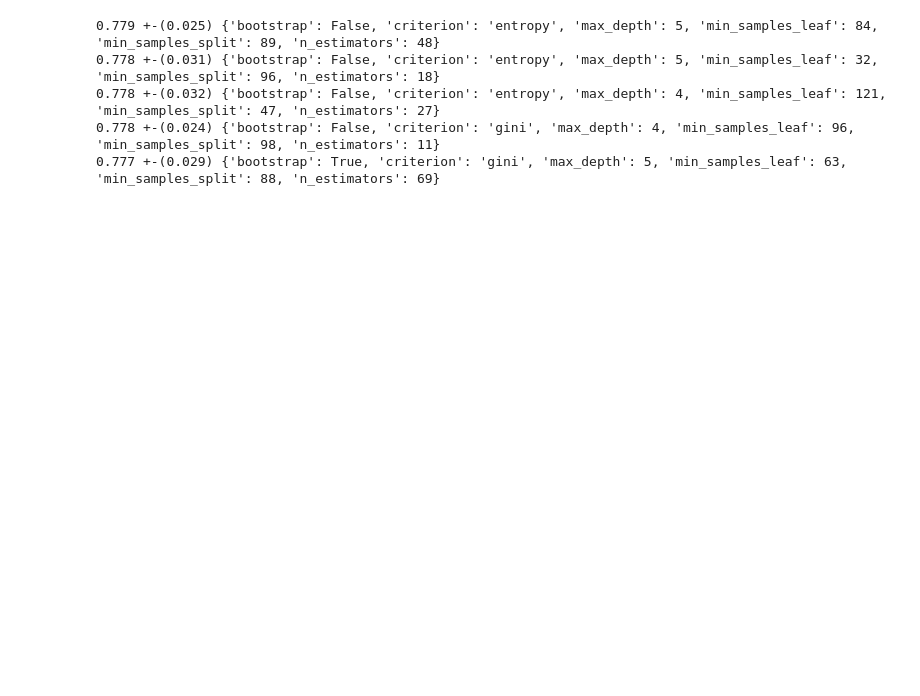
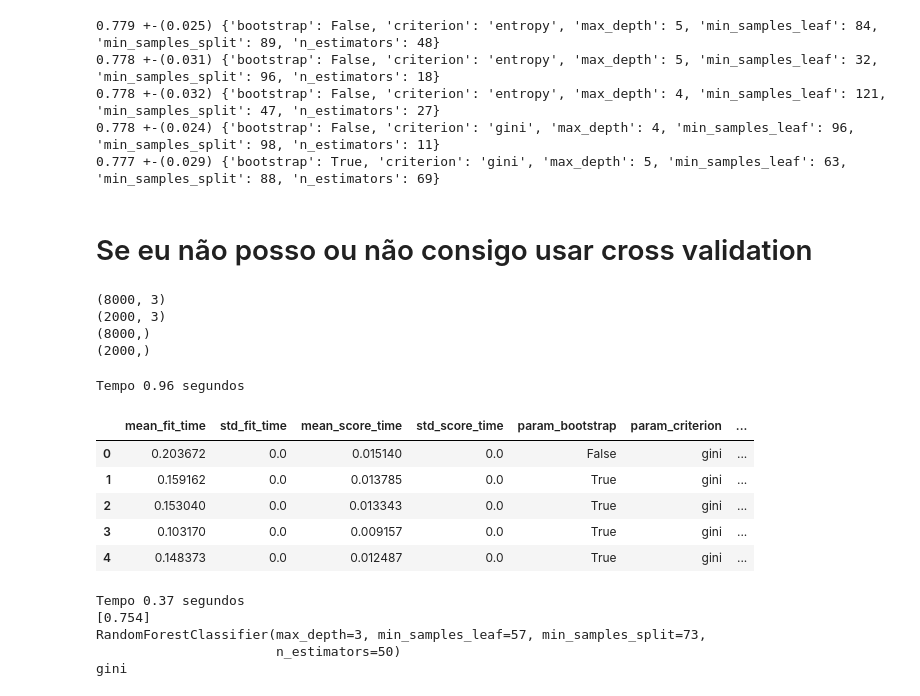
Before and after one commit to kevinpinhoiamin/python-scikit-learn8, a Jupyter notebook: Introdução_a_Machine_Learning_Otimização.ipynb, the cells around one changed output. Drawn from its saved outputs; the diff is of its cells as text; code cells hidden in the pictures; blank space fills up the shorter version.

```diff
--- a/Introdução_a_Machine_Learning_Otimização.ipynb
+++ b/Introdução_a_Machine_Learning_Otimização.ipynb
@@ -1044,3 +1041,81 @@ for indice, linha in resultados_ordenados_pela_media[:5].iterrows():
 # melhor = busca.best_estimator_
 # print(melhor)
 # print(melhor.criterion)
+# %% [markdown]
+# Se eu não posso ou não consigo usar cross validation
+# %%
+# 0.6 treino
+# 0.2 teste
+# 0.2 validação
+
+from sklearn.model_selection import train_test_split
+
+SEED=301
+np.random.seed(SEED)
+
+x_treino_teste, x_validacao, y_treino_teste, y_validacao = train_test_split(x_azar, y_azar, test_size=0.2, shuffle=True, stratify=y_azar)
+print(x_treino_teste.shape)
+print(x_validacao.shape)
+print(y_treino_teste.shape)
+print(y_validacao.shape)
+# %% [output]
+(8000, 3)
+(2000, 3)
+(8000,)
+(2000,)
+# %%
+from sklearn.model_selection import StratifiedShuffleSplit
+
+SEED=301
+np.random.seed(SEED)
+
+espaco_de_parametros = {
+    'n_estimators': randint(10, 101),
+    'max_depth': randint(3, 6),
+    'min_samples_split': randint(32, 129),
+    'min_samples_leaf': randint(32, 129),
+    'bootstrap': [True, False],
+    'criterion': ['gini', 'entropy']
+}
+
+split = StratifiedShuffleSplit(n_splits=1, test_size=0.25)
+
+tic = time.time()
+busca = RandomizedSearchCV(
+    RandomForestClassifier(),
+    espaco_de_parametros,
+    n_iter=5,
+    cv=split
+)
+busca.fit(x_treino_teste, y_treino_teste)
+tac = time.time()
+tempo_que_passou = tac - tic
+print(f'Tempo {round(tempo_que_passou, 2)} segundos')
+
+resultados = pd.DataFrame(busca.cv_results_)
+resultados.head()
+# %% [output]
+Tempo 0.96 segundos
+|  | mean_fit_time | std_fit_time | mean_score_time | std_score_time | param_bootstrap | param_criterion | ... |
+| 0 | 0.203672 | 0.0 | 0.015140 | 0.0 | False | gini | ... |
+| 1 | 0.159162 | 0.0 | 0.013785 | 0.0 | True | gini | ... |
+| 2 | 0.153040 | 0.0 | 0.013343 | 0.0 | True | gini | ... |
+| 3 | 0.103170 | 0.0 | 0.009157 | 0.0 | True | gini | ... |
+| 4 | 0.148373 | 0.0 | 0.012487 | 0.0 | True | gini | ... |
+# %%
+tic = time.time()
+scores = cross_val_score(busca, x_validacao, y_validacao, cv=split)
+tac = time.time()
+tempo_que_passou = tac - tic
+print(f'Tempo {round(tempo_que_passou, 2)} segundos')
+print(scores)
+
+melhor = busca.best_estimator_
+print(melhor)
+print(melhor.criterion)
+# %% [output]
+Tempo 0.37 segundos
+[0.754]
+RandomForestClassifier(max_depth=3, min_samples_leaf=57, min_samples_split=73,
+                       n_estimators=50)
+gini
```
Also changed, not shown: parts of 12 cells of this notebook.
